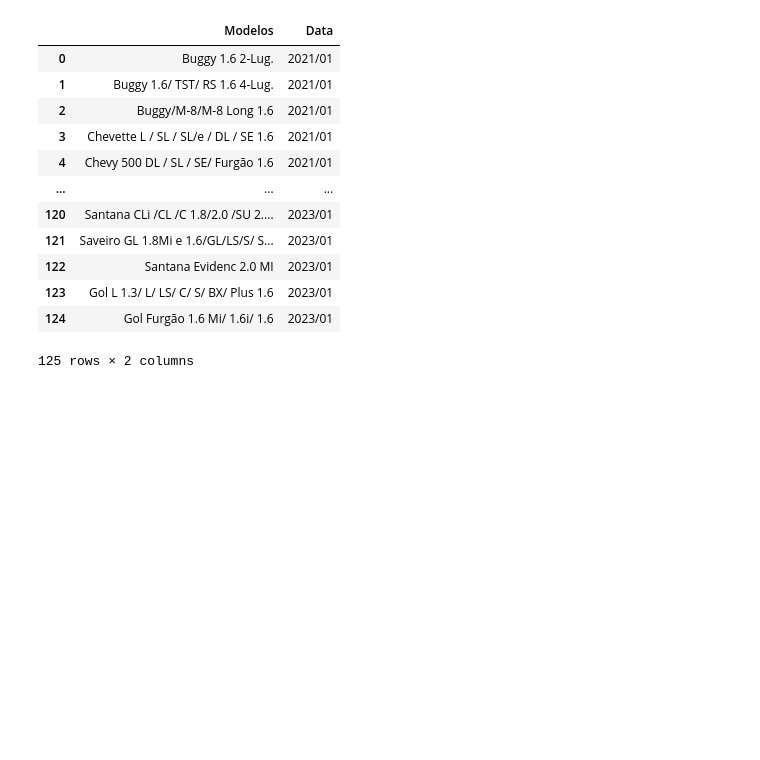
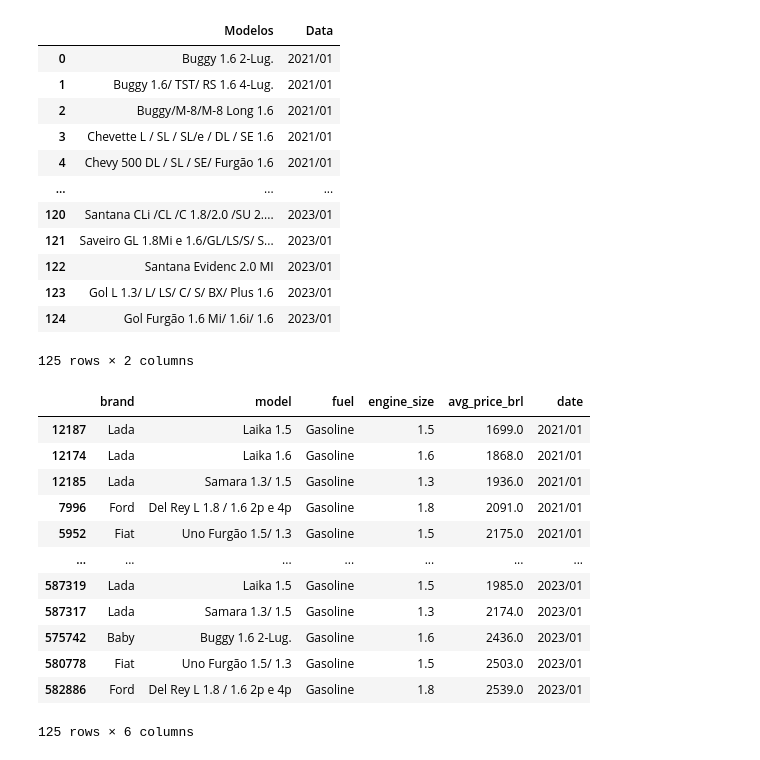
Before and after one commit to GvFreitas1/ListasdeExercicios-CursodePython2022, a Jupyter notebook: Projeto Final - Grupo 4/Análise de Dados - Preco dos Carros BR.ipynb, the cells around one changed output. Drawn from its saved outputs; the diff is of its cells as text; code cells hidden in the pictures; blank space fills up the shorter version.

```diff
--- a/Projeto Final - Grupo 4/Análise de Dados - Preco dos Carros BR.ipynb
+++ b/Projeto Final - Grupo 4/Análise de Dados - Preco dos Carros BR.ipynb
@@ -479,3 +479,25 @@ df_barato
 | 123 | Gol L 1.3/ L/ LS/ C/ S/ BX/ Plus 1.6 | 2023/01 |
 | 124 | Gol Furgão 1.6 Mi/ 1.6i/ 1.6 | 2023/01 |
 125 rows × 2 columns
+# %%
+df_ordenado = df.sort_values(["date", "avg_price_brl"])
+df_barato = pd.DataFrame()
+for data in df_ordenado["date"].unique():
+    df_data_atual = df_ordenado[df_ordenado['date'] == data]
+    modelos_unicos = df_data_atual.drop_duplicates(subset='model').head(5)
+    df_barato = pd.concat([df_barato, modelos_unicos])
+df_barato
+# %% [output]
+|  | brand | model | fuel | engine_size | avg_price_brl | date |
+| 12187 | Lada | Laika 1.5 | Gasoline | 1.5 | 1699.0 | 2021/01 |
+| 12174 | Lada | Laika 1.6 | Gasoline | 1.6 | 1868.0 | 2021/01 |
+| 12185 | Lada | Samara 1.3/ 1.5 | Gasoline | 1.3 | 1936.0 | 2021/01 |
+| 7996 | Ford | Del Rey L 1.8 / 1.6 2p e 4p | Gasoline | 1.8 | 2091.0 | 2021/01 |
+| 5952 | Fiat | Uno Furgão 1.5/ 1.3 | Gasoline | 1.5 | 2175.0 | 2021/01 |
+| ... | ... | ... | ... | ... | ... | ... |
+| 587319 | Lada | Laika 1.5 | Gasoline | 1.5 | 1985.0 | 2023/01 |
+| 587317 | Lada | Samara 1.3/ 1.5 | Gasoline | 1.3 | 2174.0 | 2023/01 |
+| 575742 | Baby | Buggy 1.6 2-Lug. | Gasoline | 1.6 | 2436.0 | 2023/01 |
+| 580778 | Fiat | Uno Furgão 1.5/ 1.3 | Gasoline | 1.5 | 2503.0 | 2023/01 |
+| 582886 | Ford | Del Rey L 1.8 / 1.6 2p e 4p | Gasoline | 1.8 | 2539.0 | 2023/01 |
+125 rows × 6 columns
```
Also changed, not shown: parts of 1 cell of this notebook.
